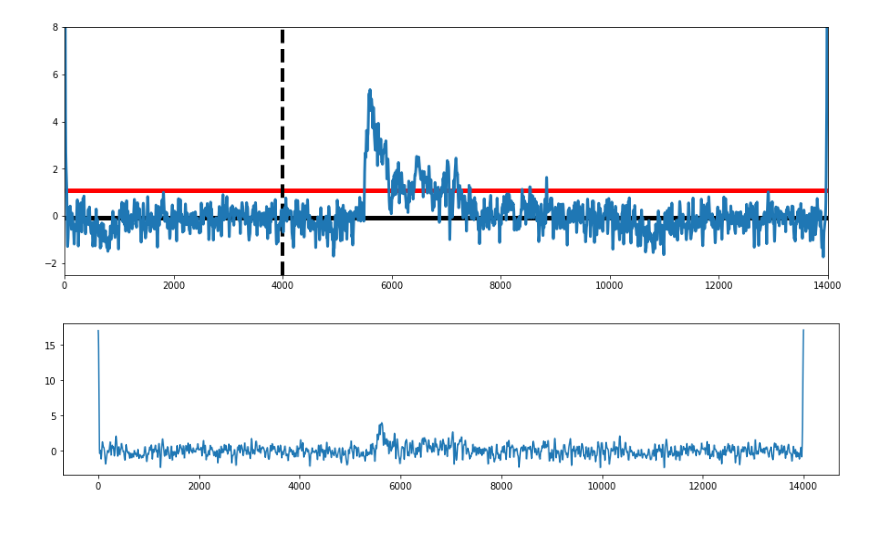
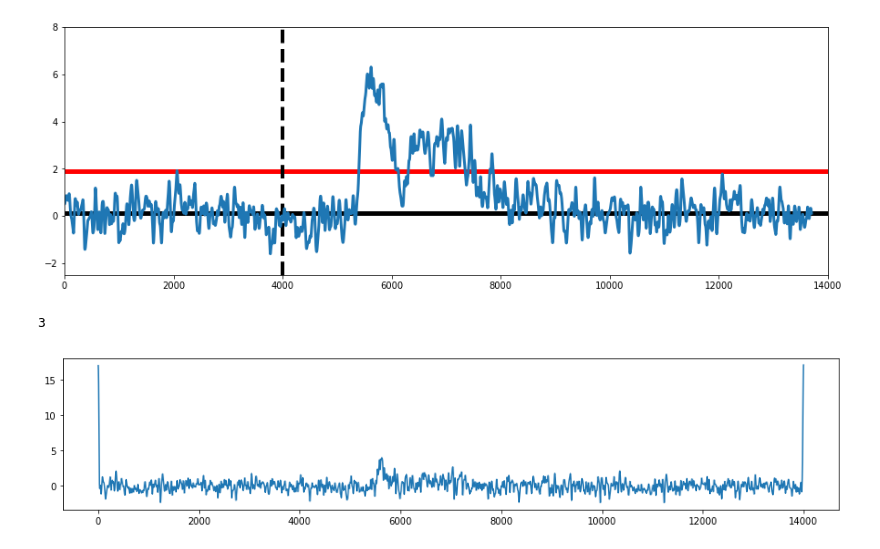
Before and after one commit to ZhangJiayiLab/EEG-Analysis, a Jupyter notebook: python/entrain.ipynb, the cells around one changed output. Cells and saved outputs as stored; diff of their text form; code cells hidden in the pictures.

```diff
--- a/python/entrain.ipynb
+++ b/python/entrain.ipynb
@@ -24,7 +24,7 @@ times = data["times"][0,:]
 
 fs = 2000
 # %%
-chidx = 51
+chidx = 52
 roi = (-2,5)
 rho = 2
 ch_split = general.split_datawithmarker(channels[chidx,:], cue_onset, roi, fs)
@@ -32,3 +32,4 @@ ch_split = general.split_datawithmarker(channels[chidx,:], cue_onset, roi, fs)
 pxx,tspec = stfft.stfft(ch_split, 200, 150, fs, rho=rho)
 tfdata = np.mean(pxx, 0)
 shifted = tfdata-np.reshape(np.min(tfdata,1),(1000,1))
+np.shape(ch_split)
@@ -103,7 +110,7 @@ plt.close()
 # %%
 def dwt_tf(eeg_data, fs, frange, baseroi):
     # wavelet parameters
-    wtime = np.linspace(-1,1,fs)
+    wtime = np.linspace(-1,1,2*fs)
     nConv = np.size(eeg_data, 1) + 2*fs
     fft_eeg = fft(eeg_data, nConv)
 
@@ -114,7 +121,7 @@ def dwt_tf(eeg_data, fs, frange, baseroi):
         fft_wavelet = fft(wavelet, nConv)
 
         conv_wave = ifft(fft_wavelet*fft_eeg, nConv)
-        conv_wave = conv_wave[:, fs//2:-(fs+fs//2)]
+        conv_wave = conv_wave[:, fs:-fs]
         temppow = np.mean(np.abs(conv_wave)**2,0)
         temppow_cal = 10*np.log10(temppow / np.mean(temppow[int(baseroi[0]*fs):int(baseroi[1]*fs)]))
 #         temppow_cal = 10*np.log10(temppow)
@@ -123,13 +130,14 @@ def dwt_tf(eeg_data, fs, frange, baseroi):
 
     return tf
 # %%
-nstep = 500
-tf_result = dwt_tf(ch_split, fs, np.linspace(0,500,nstep), (1.5, 2))
+nstep = 50
+tf_result = dwt_tf(ch_split, fs, np.linspace(0,200,nstep), (1.5, 2))
 plt.figure(figsize=(15,10))
-plt.imshow(tf_result[:, 100:-200], aspect='auto', cmap=plt.get_cmap("jet"))
-plt.xticks(np.linspace(0, 14000, 8), np.linspace(-2,5,8))
-plt.yticks(np.linspace(0,nstep,11), np.linspace(0,500,11, dtype='int'))
-plt.ylim([0, 150])
+# plt.imshow(tf_result[:, 100:-200], aspect='auto')
+plt.contourf(np.linspace(-2-100/fs,5-200/fs,7*fs-300), np.linspace(0,200,nstep), tf_result[:, 100:-200],50)
+# plt.xticks(np.linspace(0, 14000, 8), np.linspace(-2,5,8))
+# plt.yticks(np.linspace(0,nstep,11), np.linspace(0,500,11, dtype='int'))
+# plt.ylim([0, 150])
 # plt.xlim([4000, 8000])
 plt.show()
 # plt.savefig("example4.eps")
@@ -139,9 +146,0 @@ plt.close()
-# %%
-nstep = 100
-tf_result = dwt_tf(ch_split, fs, np.logspace(0,np.log10(500),nstep), (1.5, 2))
-plt.figure(figsize=(15,10))
-plt.imshow(tf_result[:, 100:-200], aspect='auto', cmap=plt.get_cmap("jet"))
-plt.xticks(np.linspace(0, 14000, 8), np.linspace(-2,5,8))
-plt.yticks(np.linspace(0,nstep,11), np.logspace(0,np.log10(500),11))
-plt.ylim([0, nstep])
-plt.show()
@@ -150,22 +147,25 @@ plt.show()
 # %% [markdown]
 ![](screenshot.png)
 # %%
-curve = np.mean(tf_result[30//5:150//5,:],0)
+curve = np.mean(tf_result[30//4:150//4,100:-200],0)
 
 base_mu = np.mean(curve[1000:4000])
 base_sig = np.std(curve[1000:4000])
 threshn = 3
 
 plt.figure(figsize=(15,5))
 plt.plot(curve, linewidth=3)
 plt.hlines(base_mu+threshn*base_sig, 0, 14000, 'r', linewidth=5)
 plt.vlines(4000, -2.5, 8, linewidth=4, linestyle='--')
 plt.hlines(base_mu, 0, 14000, 'k', linewidth=5)
 plt.ylim([-2.5, 8])
 plt.xlim([0, 14000])
 plt.show()
+
+general.group_consecutive(np.where(curve > threshn*base_sig)[0], gap=0.1*fs)
 # %% [output]
-[figure, old version]
+[figure, new version]
+3
 # %%
 test_sample = ch_split
 wtime = np.linspace(-1,1,fs)
```
Also changed, not shown: parts of 6 cells of this notebook, 7 other files.
